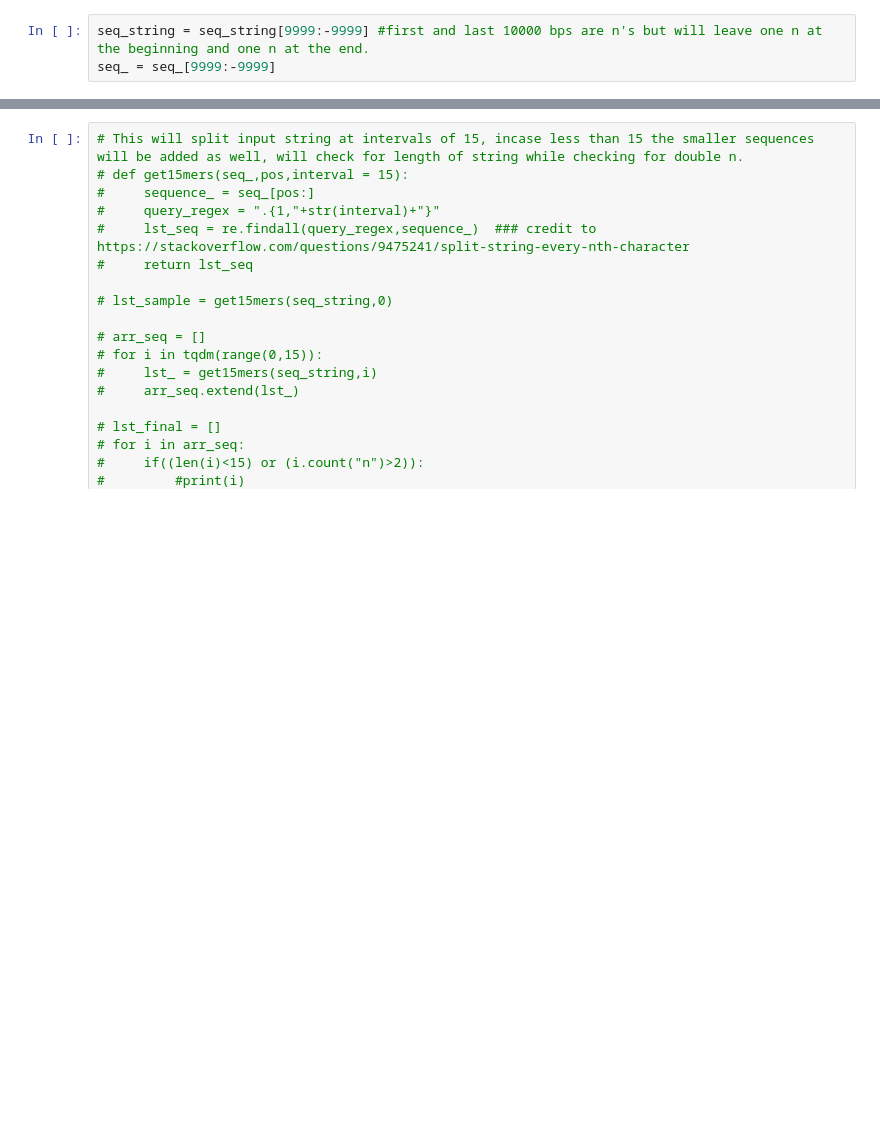
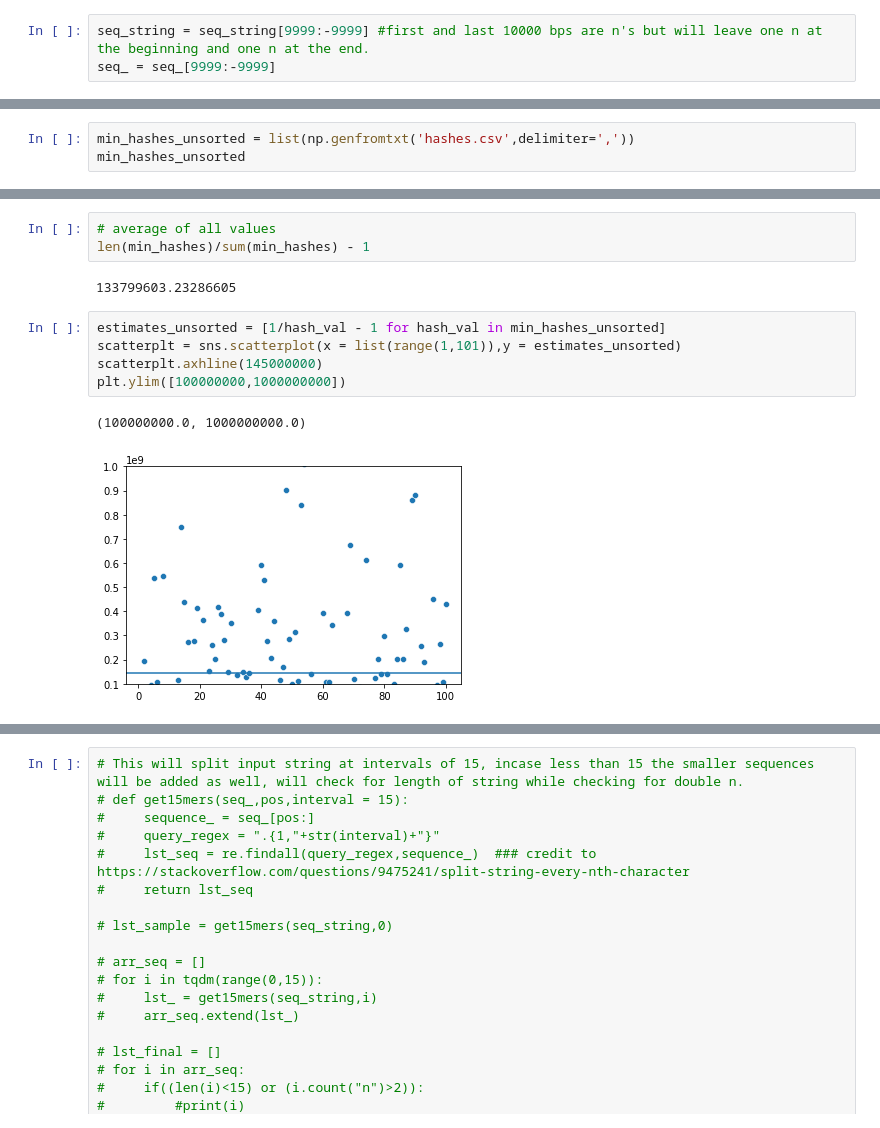
Before and after one commit to VenugopalBhatia/BIS_634, a Jupyter notebook: Assignments/HW_25Sep/HW_25sep_Ex2.ipynb, the cells around one changed output, grey strips where cells are left out. Drawn from its saved outputs; the diff is of its cells as text; blank space fills up the shorter version.

```diff
--- a/Assignments/HW_25Sep/HW_25sep_Ex2.ipynb
+++ b/Assignments/HW_25Sep/HW_25sep_Ex2.ipynb
@@ -43,0 +102,3 @@ lst_final,lst_finalb = getNmers(seq_string,seq_)
+# %%
+min_hashes_unsorted = list(np.genfromtxt('hashes.csv',delimiter=','))
+min_hashes_unsorted
@@ -43,0 +123,13 @@ lst_final,lst_finalb = getNmers(seq_string,seq_)
+# %%
+# average of all values
+len(min_hashes)/sum(min_hashes) - 1
+# %% [output]
+133799603.23286605
+# %%
+estimates_unsorted = [1/hash_val - 1 for hash_val in min_hashes_unsorted]
+scatterplt = sns.scatterplot(x = list(range(1,101)),y = estimates_unsorted)
+scatterplt.axhline(145000000)
+plt.ylim([100000000,1000000000])
+# %% [output]
+(100000000.0, 1000000000.0)
+[figure, added]
```
Also changed, not shown: parts of 23 cells of this notebook, 2 other files.
